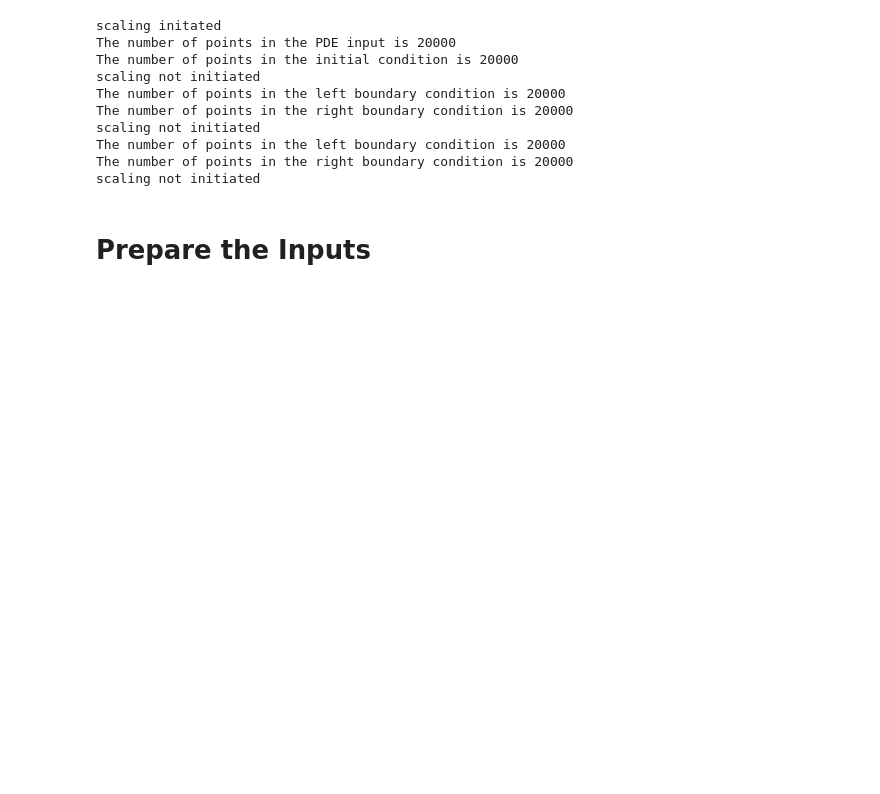
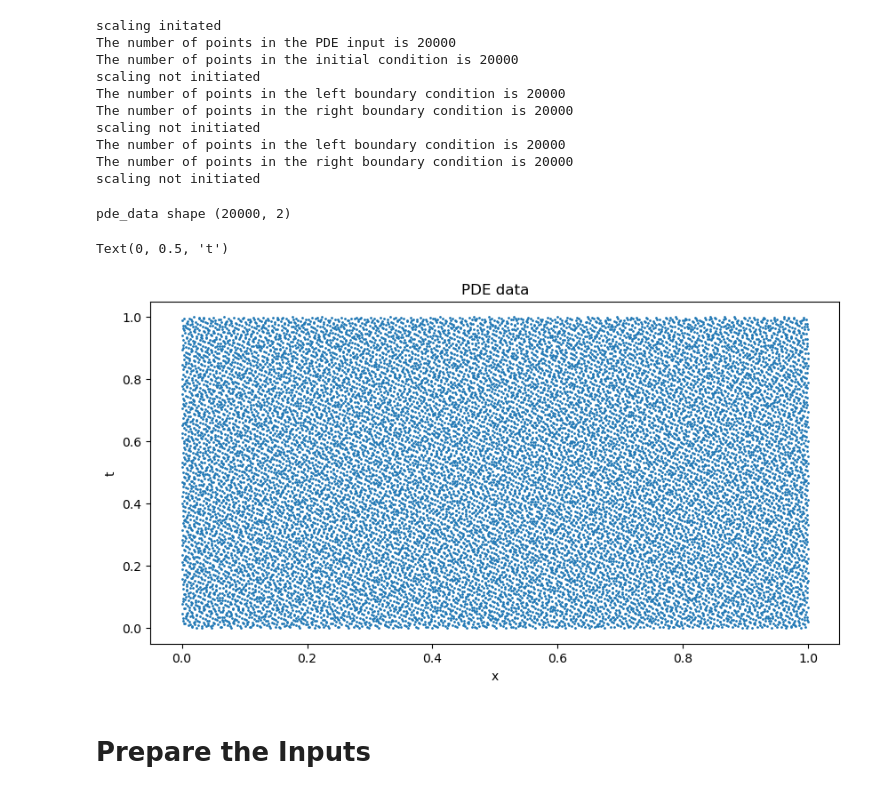
Before and after one commit to radhikrammohan/pinn-pc-1d, a Jupyter notebook: pinn/spartan/model_train_norm.ipynb, the cells around one changed output. Saved outputs shown, nothing was run; the diff lists cells and outputs as text; code cells hidden in the pictures; blank space fills up the shorter version.

```diff
--- a/pinn/spartan/model_train_norm.ipynb
+++ b/pinn/spartan/model_train_norm.ipynb
@@ -130,6 +130,18 @@ scaling not initiated
 The number of points in the left boundary condition is 20000
 The number of points in the right boundary condition is 20000
 scaling not initiated
+# %%
+print("pde_data shape",pde_data.shape)
+
+plt.figure(figsize=(10, 5))
+plt.scatter(pde_data[:,0],pde_data[:,1],s=1, label='pde data')
+plt.title('PDE data')
+plt.xlabel('x')
+plt.ylabel('t')
+# %% [output]
+pde_data shape (20000, 2)
+Text(0, 0.5, 't')
+[figure, added]
 # %% [markdown]
 # Prepare  the Inputs
 # %%
```
Also changed, not shown: parts of 7 cells of this notebook, 5 other files.
